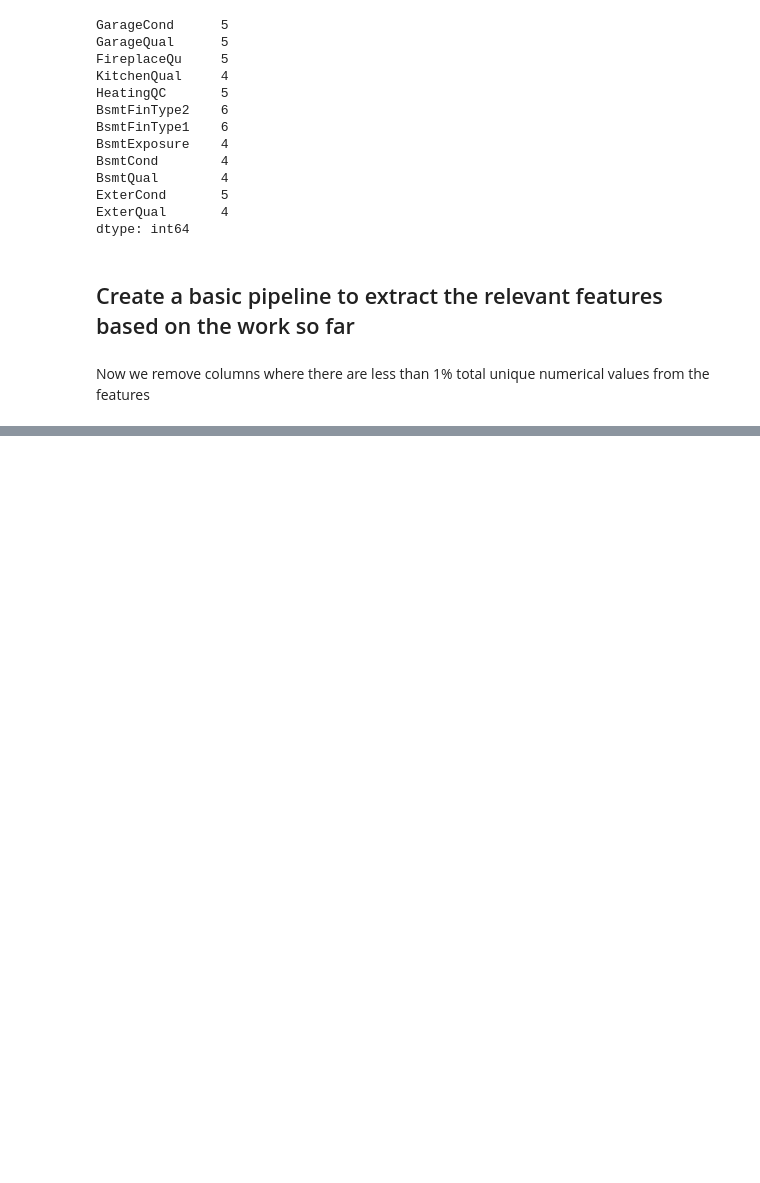
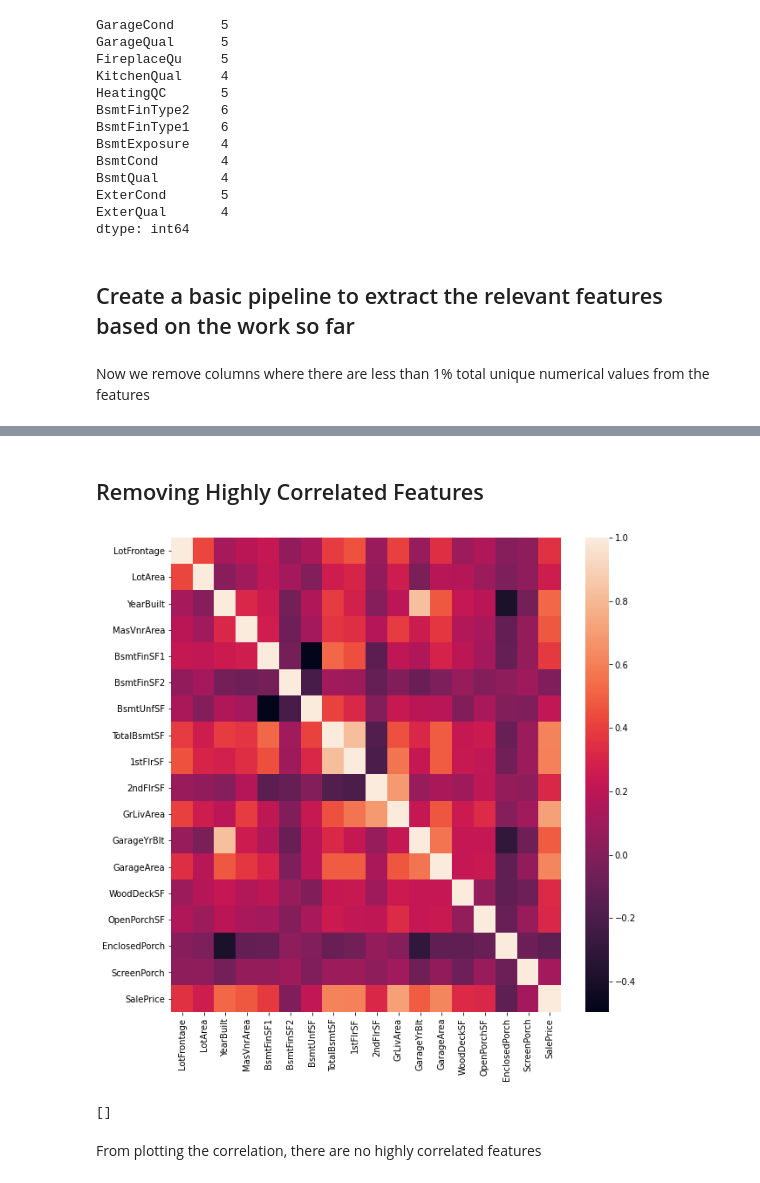
Before and after one commit to Ryan95Z/ml-house-prices, a Jupyter notebook: notebooks/House Prices - EDA.ipynb, the cells around one changed output, grey strips where cells are left out. Saved outputs shown, nothing was run; the diff lists cells and outputs as text; code cells hidden in the pictures; blank space fills up the shorter version.

```diff
--- a/notebooks/House Prices - EDA.ipynb
+++ b/notebooks/House Prices - EDA.ipynb
@@ -324,0 +347,29 @@ refined_phase2_data.head()
+# %% [markdown]
+## Removing Highly Correlated Features
+# %%
+import seaborn as sns
+
+# Add the target feature back
+refined_phase2_data['SalePrice'] = house_prices_train.SalePrice
+
+plt.figure(figsize=(10, 10))
+sns.heatmap(refined_phase2_data.corr())
+plt.show()
+# %% [output]
+[figure, added]
+# %%
+corr_matrix = refined_phase2_data.corr().abs()
+
+# Select the upper half of the triangle
+upper = corr_matrix.where(np.triu(np.ones(corr_matrix.shape)).astype(np.bool))
+
+# Remove the diagonal
+np.fill_diagonal(upper.values, 0)
+
+# Remove the highly correlated features
+to_drop = [column for column in upper.columns if any(upper[column] > 0.95)]
+to_drop
+# %% [output]
+[]
+# %% [markdown]
+From plotting the correlation, there are no highly correlated features
```
Also changed, not shown: parts of 4 cells of this notebook.
